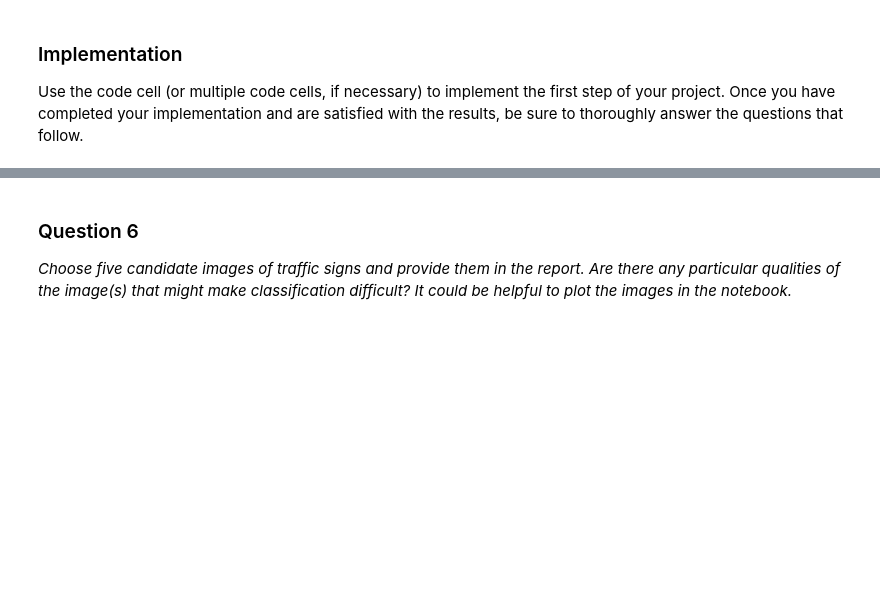
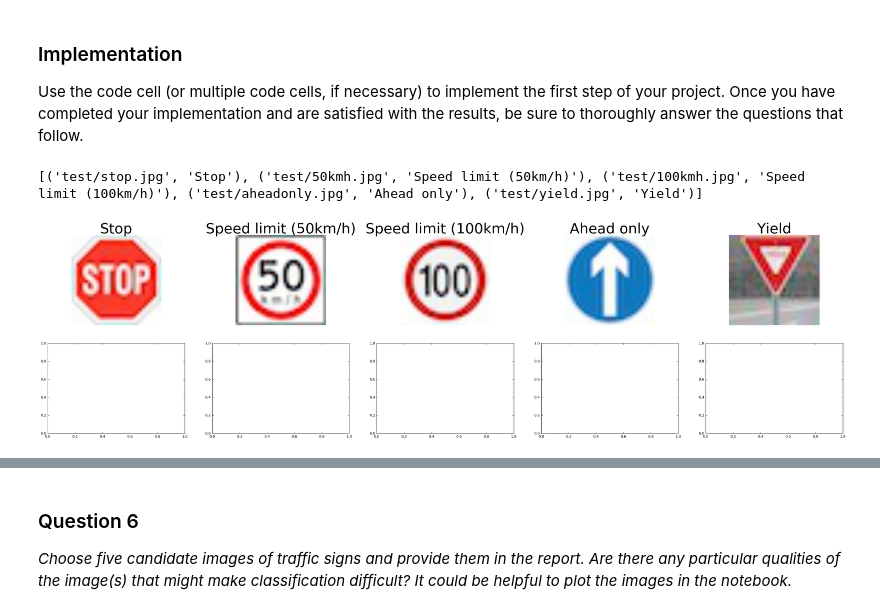
Before and after one commit to Nixoxo/Taffic-Sign-Classifier, a Jupyter notebook: Traffic_Sign_Classifier.ipynb, the cells around one changed output, grey strips where cells are left out. Saved outputs shown, nothing was run; the diff lists cells and outputs as text; code cells hidden in the pictures; blank space fills up the shorter version.

```diff
--- a/Traffic_Sign_Classifier.ipynb
+++ b/Traffic_Sign_Classifier.ipynb
@@ -408,0 +406,24 @@ Use the code cell (or multiple code cells, if necessary) to implement the first
+# %%
+from scipy import misc
+
+stop = 'test/stop.jpg'
+speed_50 = 'test/50kmh.jpg'
+speed_100 = 'test/100kmh.jpg'
+aheadonly = 'test/aheadonly.jpg'
+yield_sign =  'test/yield.jpg'
+
+signs = [(stop, "Stop"), (speed_50, "Speed limit (50km/h)"), (speed_100, "Speed limit (100km/h)"), (aheadonly, "Ahead only"), (yield_sign, "Yield")]
+
+figure, axes = plt.subplots(nrows=2, ncols=5)
+figure.set_figheight(10)
+figure.set_figwidth(40)
+index = 0
+for row in range(1):
+    for column in range(5):
+        img = Image.open(signs[column][0])
+        axes[row][column].axis('off')
+        axes[row][column].set_title(signs[column][1], fontsize=40)
+        axes[row][column].imshow(img)
+# %% [output]
+[('test/stop.jpg', 'Stop'), ('test/50kmh.jpg', 'Speed limit (50km/h)'), ('test/100kmh.jpg', 'Speed limit (100km/h)'), ('test/aheadonly.jpg', 'Ahead only'), ('test/yield.jpg', 'Yield')]
+[figure, added]
```
Also changed, not shown: parts of 19 cells of this notebook.
